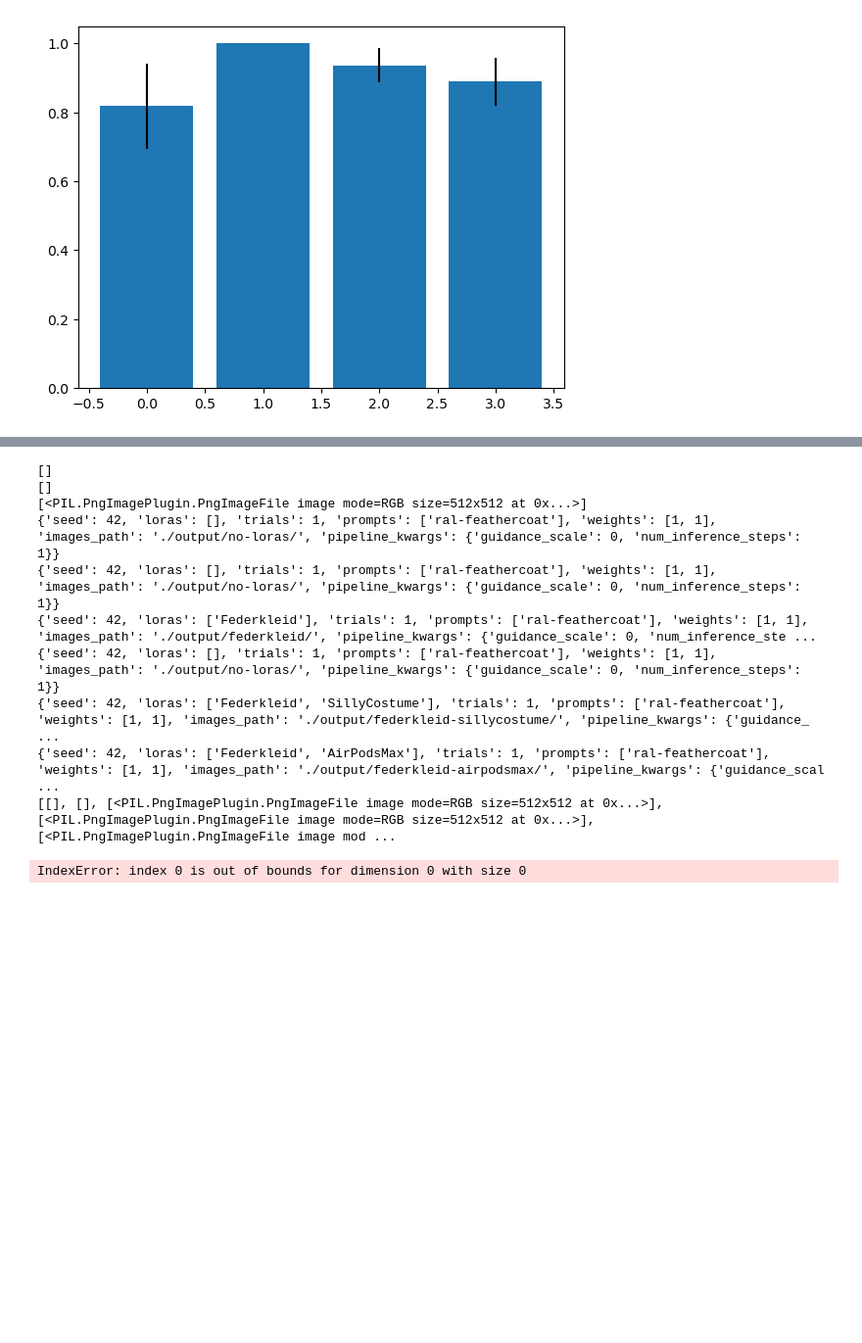
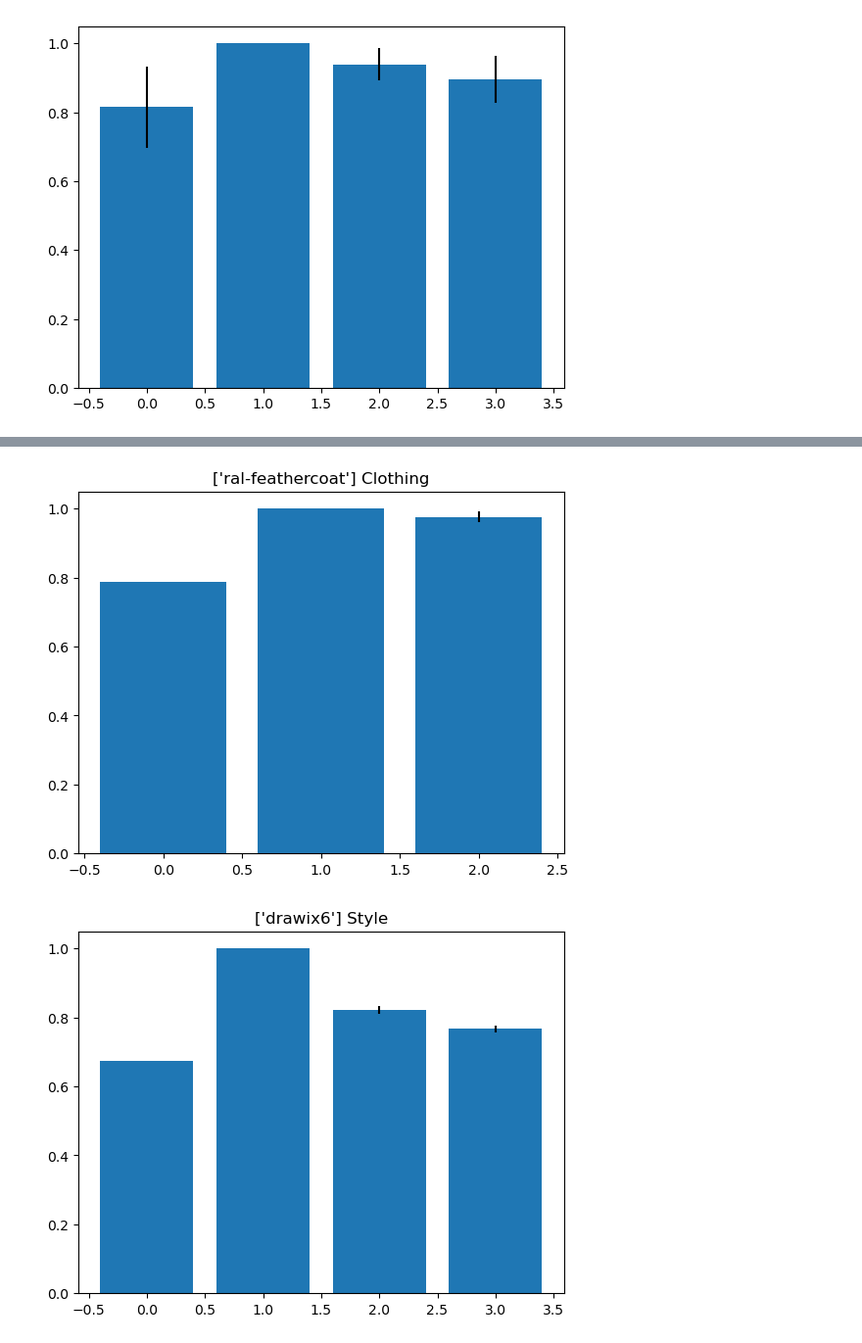
Before and after one commit to PPierzc/loracraft, a Jupyter notebook: score.ipynb, the cells around one changed output, grey strips where cells are left out. Shown: that part at 98% size. Drawn from its saved outputs; the diff is of its cells as text; code cells hidden in the pictures; blank space fills up the shorter version.

Commit message:
implement category analysis

```diff
--- a/score.ipynb
+++ b/score.ipynb
@@ -160,14 +197,10 @@ plt.fill_between(np.arange(4), avgs_all+stds_all, avgs_all-stds_all, alpha = 0.2
 # %%
 
-max_loras = 3
-scores_all = np.zeros((len(prompts), max_loras+1))
 
 
 for prompt_index, prompt in enumerate(prompts):
 
-    scores = {}
-    for i in range(max_loras+1):
-        scores[i] = []
+
 
     runs = query_runs({"prompts": prompt})
     imgs = [get_images_from_run(run)  for run in runs]
@@ -178,63 +211,69 @@ for prompt_index, prompt in enumerate(prompts):
         if config['loras'] == trigger_lora[prompt[0]]:
             reference_index = index
             break
 
     reference_img = imgs[reference_index]
 
     imgs_ = []
     configs_ = []
 
     for config_index, config in enumerate(configs):
         if len(config['loras']) == 0:
-            print(imgs[config_index])
-            imgs_.append(imgs[config_index])
-            configs_.append(config)
+            if len(imgs[config_index]):
+                imgs_.append(imgs[config_index])
+                configs_.append(config)
+
         categories = []
         for lora in config['loras']:
             categories.append(lora_db[lora]['category'])
         if len(np.unique(categories)) == 1:
-            imgs_.append(imgs[config_index])
+            category = categories[0]
+            if len(imgs[config_index]):
+                imgs_.append(imgs[config_index])
+                configs_.append(config)
+
+
+    imgs = imgs_
+    configs = configs_
+
+    imgs_ = []
+    configs_ = []
+    for index_config, config in enumerate(configs):
+        if len(np.unique(config['loras'])) == len(config['loras']):
+            imgs_.append(imgs[index_config])
             configs_.append(config)
 
     imgs = imgs_
     configs = configs_
 
+    max_loras = 0
     for config in configs:
-        print(config)
+        if len(config['loras']) > max_loras: max_loras = len(config['loras'])
 
-    if len(imgs):
-        print(imgs)
+    scores = {}
+    for i in range(max_loras+1):
+        scores[i] = []
+
+
+
+    if len(imgs) and len(reference_img):
 
         for index, img in enumerate(imgs):
             clip = clip_score(reference_img, img)
             scores[len(configs[index]['loras'])].append(clip)
 
-        print(scores)
+
+        avgs = []
+        stds = []
+        for i in range(max_loras+1):
+            avgs.append(np.average(scores[i]))
+            stds.append(np.std(scores[i]))
 
 
-
-
-        # avgs = []
-        # stds = []
-        # for i in range(max_loras+1):
-        #     avgs.append(np.average(scores[i]))
-        #     stds.append(np.std(scores[i]))
-
-        # scores_all[prompt_index] = avgs
-
-        # plt.bar(np.arange(max_loras+1), avgs, yerr = stds)
-        # plt.title(prompt)
-        # plt.show()
-        # plt.close()
+        plt.bar(np.arange(max_loras+1), avgs, yerr = stds)
+        plt.title(f'{prompt}' + f' {category}')
+        plt.show()
+        plt.close()
 # %% [output]
-[]
-[]
-[<PIL.PngImagePlugin.PngImageFile image mode=RGB size=512x512 at 0x...>]
-{'seed': 42, 'loras': [], 'trials': 1, 'prompts': ['ral-feathercoat'], 'weights': [1, 1], 'images_path': './output/no-loras/', 'pipeline_kwargs': {'guidance_scale': 0, 'num_inference_steps': 1}}
-{'seed': 42, 'loras': [], 'trials': 1, 'prompts': ['ral-feathercoat'], 'weights': [1, 1], 'images_path': './output/no-loras/', 'pipeline_kwargs': {'guidance_scale': 0, 'num_inference_steps': 1}}
-{'seed': 42, 'loras': ['Federkleid'], 'trials': 1, 'prompts': ['ral-feathercoat'], 'weights': [1, 1], 'images_path': './output/federkleid/', 'pipeline_kwargs': {'guidance_scale': 0, 'num_inference_ste ...
-{'seed': 42, 'loras': [], 'trials': 1, 'prompts': ['ral-feathercoat'], 'weights': [1, 1], 'images_path': './output/no-loras/', 'pipeline_kwargs': {'guidance_scale': 0, 'num_inference_steps': 1}}
-{'seed': 42, 'loras': ['Federkleid', 'SillyCostume'], 'trials': 1, 'prompts': ['ral-feathercoat'], 'weights': [1, 1], 'images_path': './output/federkleid-sillycostume/', 'pipeline_kwargs': {'guidance_ ...
-{'seed': 42, 'loras': ['Federkleid', 'AirPodsMax'], 'trials': 1, 'prompts': ['ral-feathercoat'], 'weights': [1, 1], 'images_path': './output/federkleid-airpodsmax/', 'pipeline_kwargs': {'guidance_scal ...
-[[], [], [<PIL.PngImagePlugin.PngImageFile image mode=RGB size=512x512 at 0x...>], [<PIL.PngImagePlugin.PngImageFile image mode=RGB size=512x512 at 0x...>], [<PIL.PngImagePlugin.PngImageFile image mod ...
-IndexError: index 0 is out of bounds for dimension 0 with size 0
+[figure, added]
+[figure, added]
```
Also changed, not shown: parts of 10 cells of this notebook.
